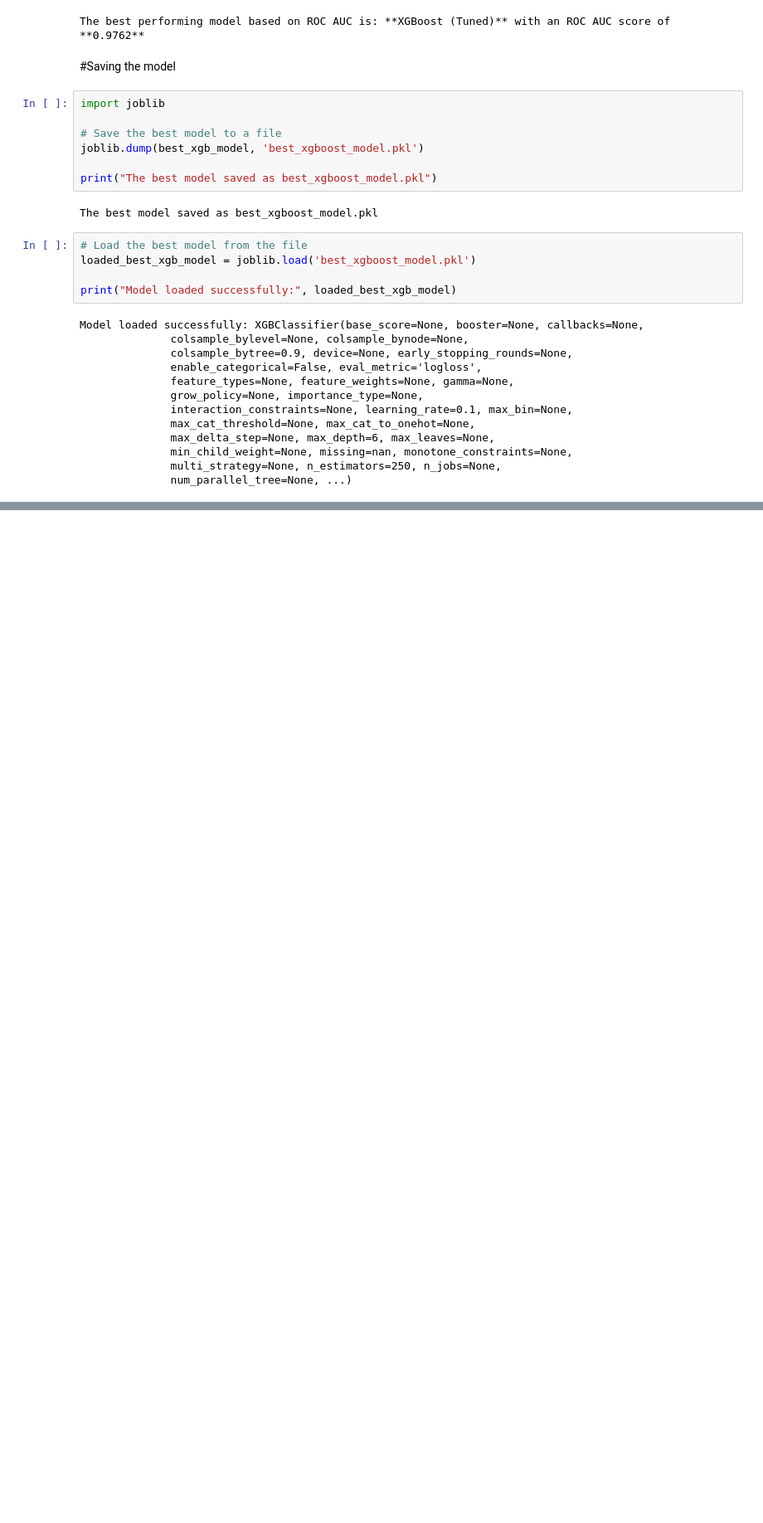
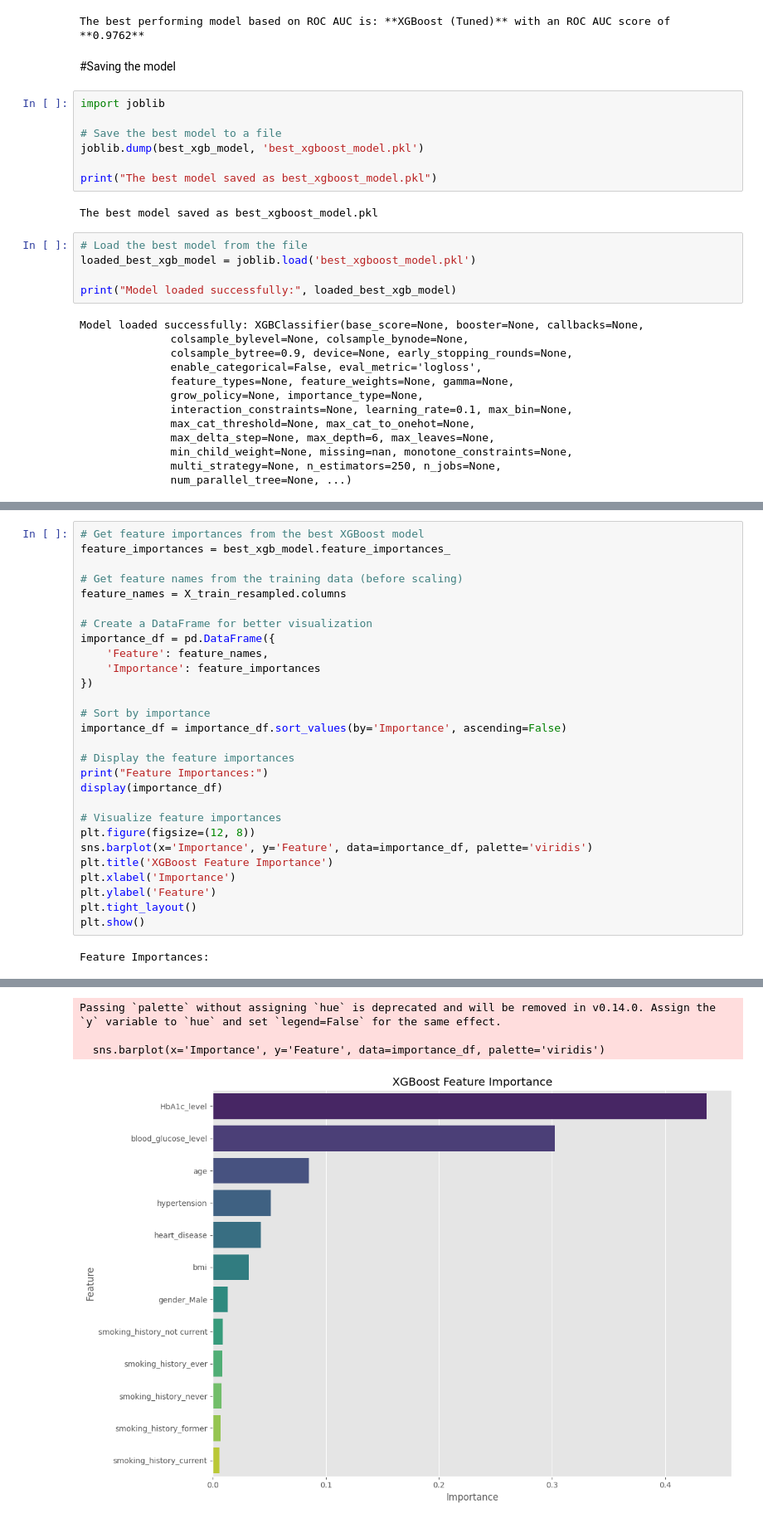
Before and after one commit to Pema-Codes/diabetes-prediction-project, a Jupyter notebook: Diabetes_prediction.ipynb, the cells around one changed output, grey strips where cells are left out. Shown at 83% size. Drawn from its saved outputs; the diff is of its cells as text; blank space fills up the shorter version.

```diff
--- a/Diabetes_prediction.ipynb
+++ b/Diabetes_prediction.ipynb
@@ -656,0 +661,30 @@ Model loaded successfully: XGBClassifier(base_score=None, booster=None, callback
+# %%
+# Get feature importances from the best XGBoost model
+feature_importances = best_xgb_model.feature_importances_
+
+# Get feature names from the training data (before scaling)
+feature_names = X_train_resampled.columns
+
+# Create a DataFrame for better visualization
+importance_df = pd.DataFrame({
+    'Feature': feature_names,
+    'Importance': feature_importances
+})
+
+# Sort by importance
+importance_df = importance_df.sort_values(by='Importance', ascending=False)
+
+# Display the feature importances
+print("Feature Importances:")
+display(importance_df)
+
+# Visualize feature importances
+plt.figure(figsize=(12, 8))
+sns.barplot(x='Importance', y='Feature', data=importance_df, palette='viridis')
+plt.title('XGBoost Feature Importance')
+plt.xlabel('Importance')
+plt.ylabel('Feature')
+plt.tight_layout()
+plt.show()
+# %% [output]
+Feature Importances:
@@ -656,0 +704,4 @@ Model loaded successfully: XGBClassifier(base_score=None, booster=None, callback
+Passing `palette` without assigning `hue` is deprecated and will be removed in v0.14.0. Assign the `y` variable to `hue` and set `legend=False` for the same effect.
+
+  sns.barplot(x='Importance', y='Feature', data=importance_df, palette='viridis')
+[figure, added]
```
Also changed, not shown: parts of 2 cells of this notebook.
